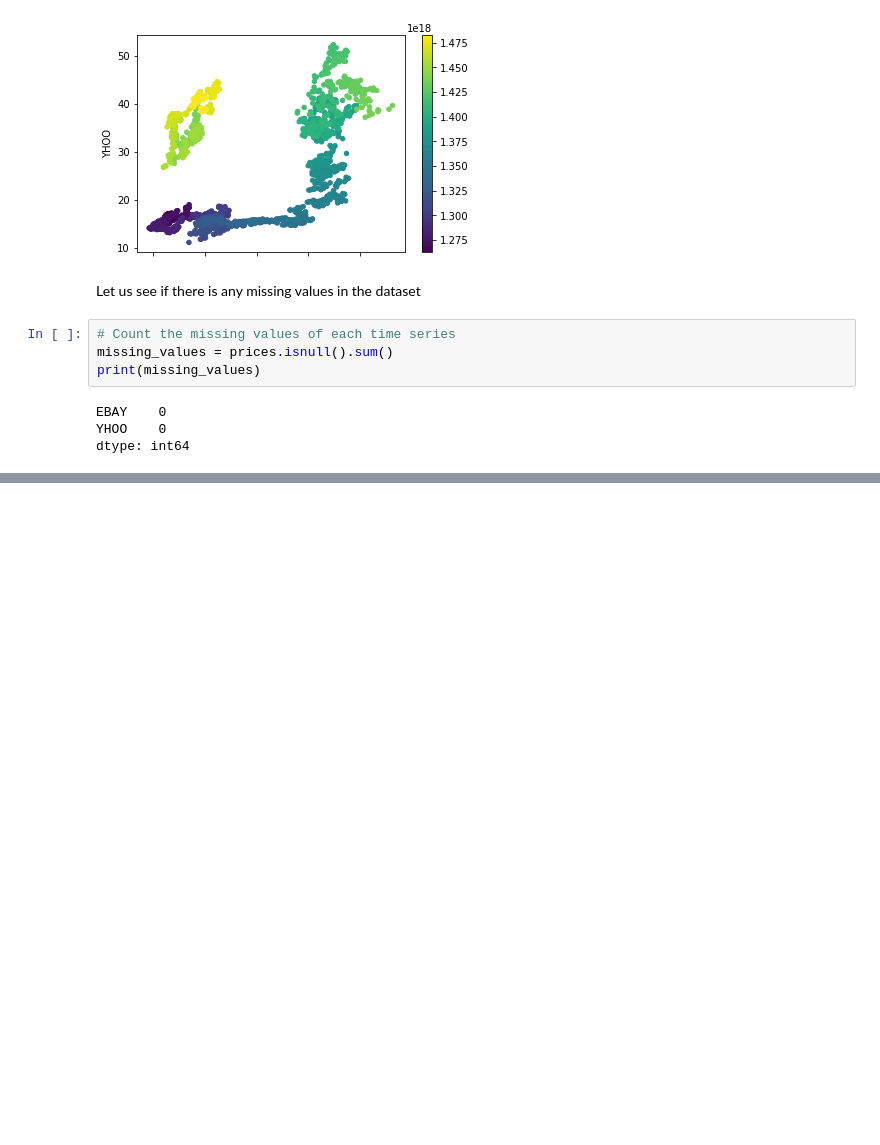
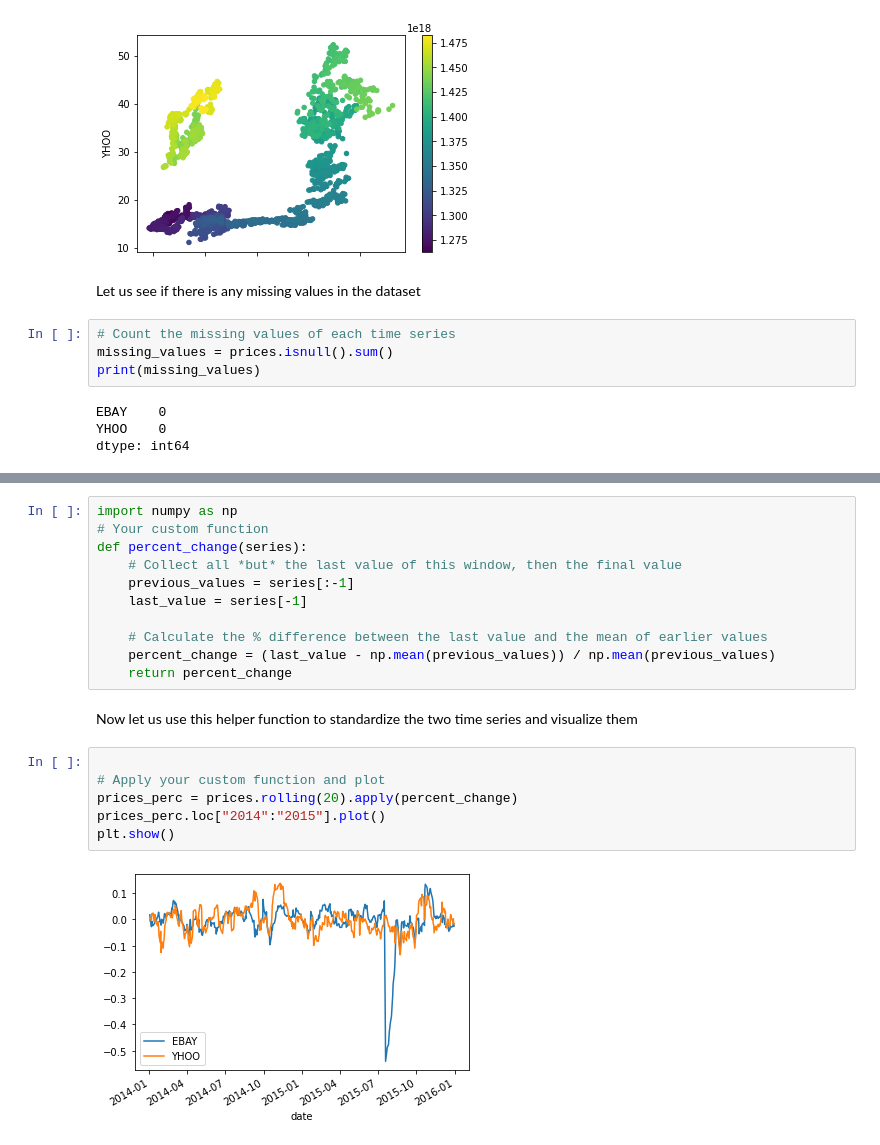
Before and after one commit to syednayeemridwan/data-science-projects, a Jupyter notebook: ML on Ebay and Yahoo Stock/stock-ml.ipynb, the cells around one changed output, grey strips where cells are left out. Saved outputs shown, nothing was run; the diff lists cells and outputs as text; blank space fills up the shorter version.

```diff
--- a/ML on Ebay and Yahoo Stock/stock-ml.ipynb
+++ b/ML on Ebay and Yahoo Stock/stock-ml.ipynb
@@ -59,0 +103,21 @@ dtype: int64
+# %%
+import numpy as np
+# Your custom function
+def percent_change(series):
+    # Collect all *but* the last value of this window, then the final value
+    previous_values = series[:-1]
+    last_value = series[-1]
+
+    # Calculate the % difference between the last value and the mean of earlier values
+    percent_change = (last_value - np.mean(previous_values)) / np.mean(previous_values)
+    return percent_change
+# %% [markdown]
+Now let us use this helper function to standardize the two time series and visualize them
+# %%
+
+# Apply your custom function and plot
+prices_perc = prices.rolling(20).apply(percent_change)
+prices_perc.loc["2014":"2015"].plot()
+plt.show()
+# %% [output]
+[figure, added]
```
Also changed, not shown: parts of 25 cells of this notebook.
